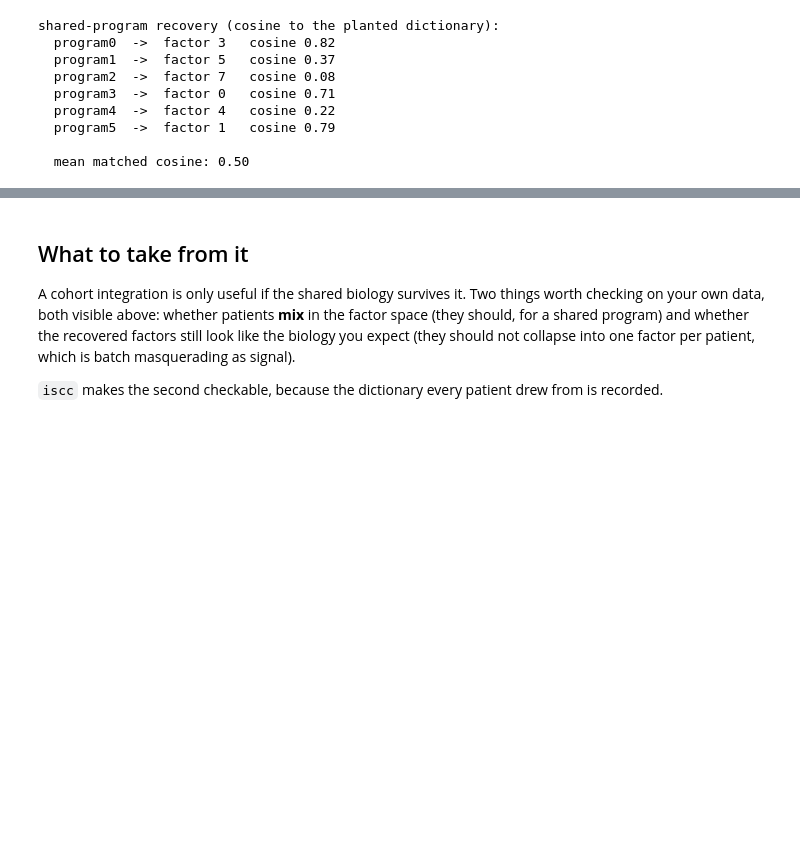
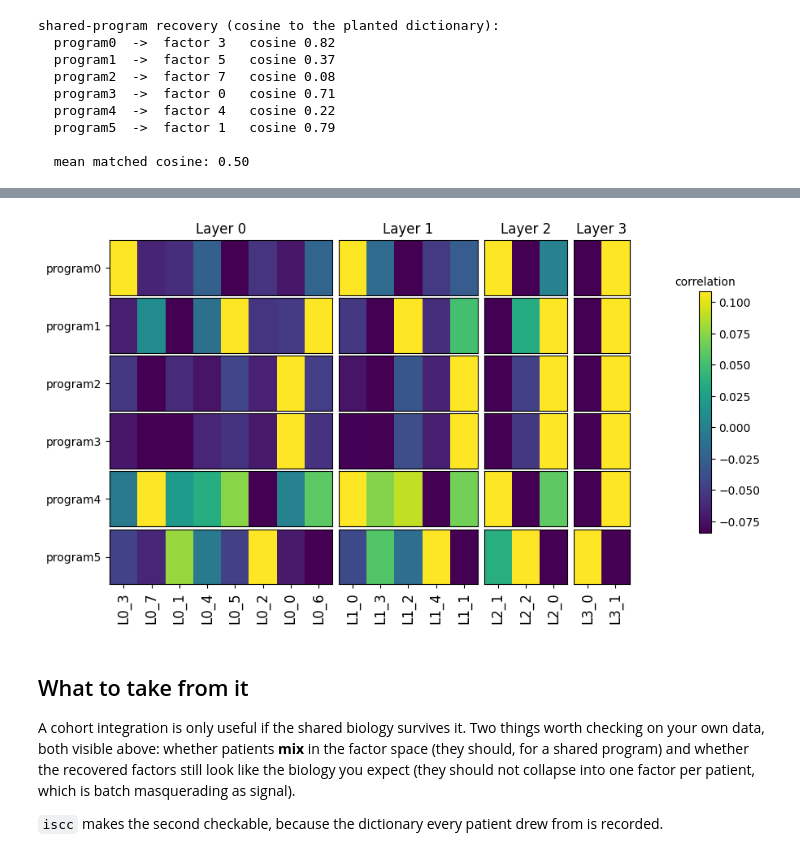
Before and after one commit to pedrofale/iscc, a Jupyter notebook: notebooks/tool_scdef_cohort.ipynb, the cells around one changed output, grey strips where cells are left out. Saved outputs shown, nothing was run; the diff lists cells and outputs as text; code cells hidden in the pictures; blank space fills up the shorter version.

```diff
--- a/notebooks/tool_scdef_cohort.ipynb
+++ b/notebooks/tool_scdef_cohort.ipynb
@@ -162,3 +185,12 @@ fig.tight_layout()
+# %%
+activity = pd.read_csv(os.path.join(DATA, "truth_activity.csv.gz"), index_col=0)
+programs = [str(c) for c in activity.columns]
+for p in programs:
+    sd.adata.obs[p] = activity.loc[sd.adata.obs_names, p].astype(float).values
+
+sdp.continuous_obs_scores(sd, programs, figsize=(11, 5.5), cb_title="correlation")
+# %% [output]
+[figure, added]
 # %% [markdown]
 ## What to take from it
 
```
Also changed, not shown: parts of 14 cells of this notebook, 12 other files.
